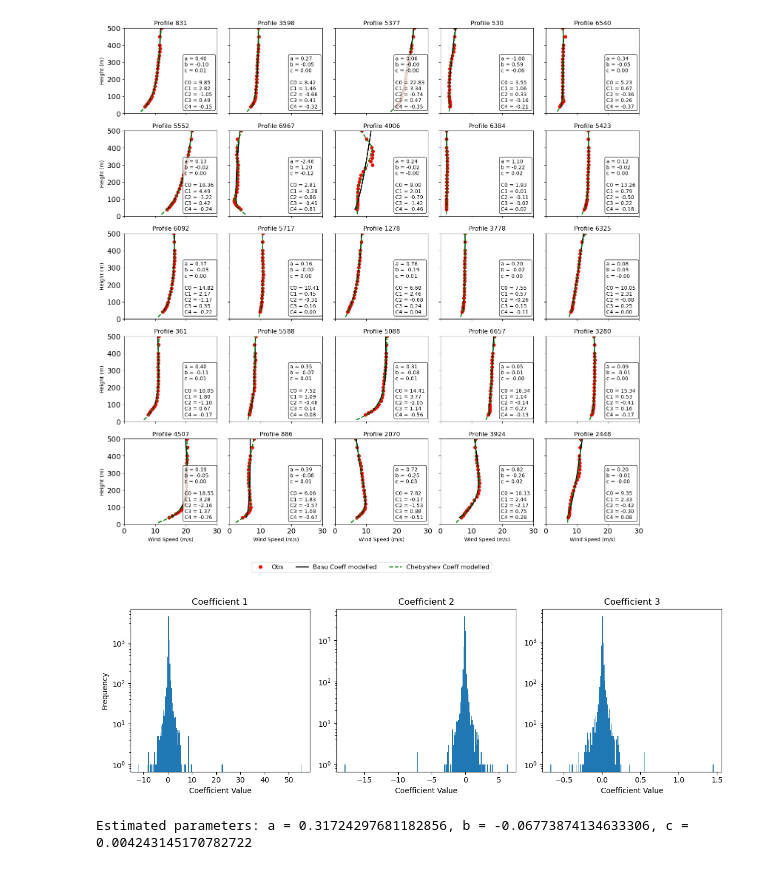
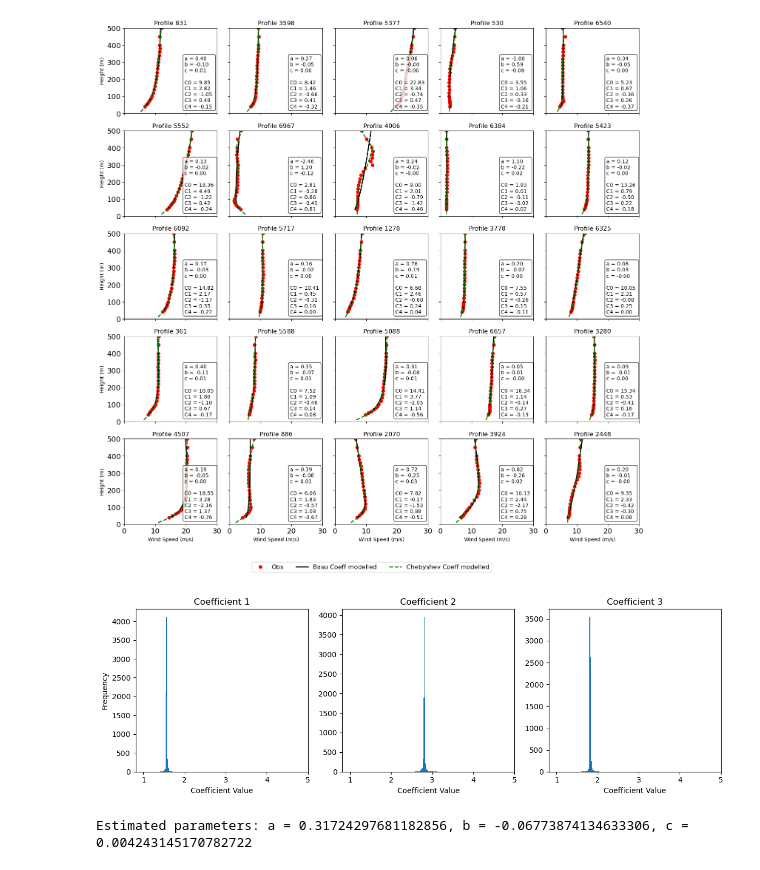
Before and after one commit to HarishBaki/DL_based_wind_profile_estimation, a Jupyter notebook: data/Basu_coefficients_estimation.ipynb, the cells around one changed output. Drawn from its saved outputs; the diff is of its cells as text; code cells hidden in the pictures.

```diff
--- a/data/Basu_coefficients_estimation.ipynb
+++ b/data/Basu_coefficients_estimation.ipynb
@@ -242,37 +242,41 @@ fig.legend(handles, labels, loc='lower center', ncol=len(labels), bbox_to_anchor
 plt.savefig('Basu_and_Chebshev_Coeff_fit_with_obs_data.pdf',dpi=300,bbox_inches='tight',pad_inches=0)
 # %% [output]
 [figure]
+# %%
+min_max_scaler = preprocessing.MinMaxScaler().fit(Coeff)
+Coeff_trans = Coeff
+Coeff_trans = min_max_scaler.transform(Coeff_trans)
+Coeff_trans = np.arcsin(np.sqrt(Coeff_trans))
+Coeff_trans = np.exp(Coeff_trans)
 # %%
 import matplotlib.pyplot as plt
+
 
 # Create a figure with three subplots
 fig, axs = plt.subplots(1, 3, figsize=(12, 4))
 
 # Plot histogram of the first coefficient
-axs[0].hist(Coeff[:, 0], bins=200)
+axs[0].hist(Coeff_trans[:, 0], bins=200)
 axs[0].set_title('Coefficient 1')
 axs[0].set_xlabel('Coefficient Value')
 axs[0].set_ylabel('Frequency')
-axs[0].set_yscale('log')
 
 # Plot histogram of the second coefficient
-axs[1].hist(Coeff[:, 1], bins=200)
+axs[1].hist(Coeff_trans[:, 1], bins=200)
 axs[1].set_title('Coefficient 2')
 axs[1].set_xlabel('Coefficient Value')
-axs[1].set_yscale('log')
 
 # Plot histogram of the third coefficient
-axs[2].hist(Coeff[:, 2], bins=200)
+axs[2].hist(Coeff_trans[:, 2], bins=200)
 axs[2].set_title('Coefficient 3')
 axs[2].set_xlabel('Coefficient Value')
-axs[2].set_yscale('log')
 
 # Adjust the spacing between subplots
 plt.tight_layout()
 
 plt.savefig('Basu_Coefficients_histogram.pdf',dpi=300,bbox_inches='tight',pad_inches=0)
 # %% [output]
-[figure, old version]
+[figure, new version]
 # %%
 data = {
     'height': [50, 100, 150, 200, 250, 300, 350, 400, 450, 500, 550, 600, 650, 700, 750, 800, 850, 900, 950],
```
Also changed, not shown: 2 other files.
